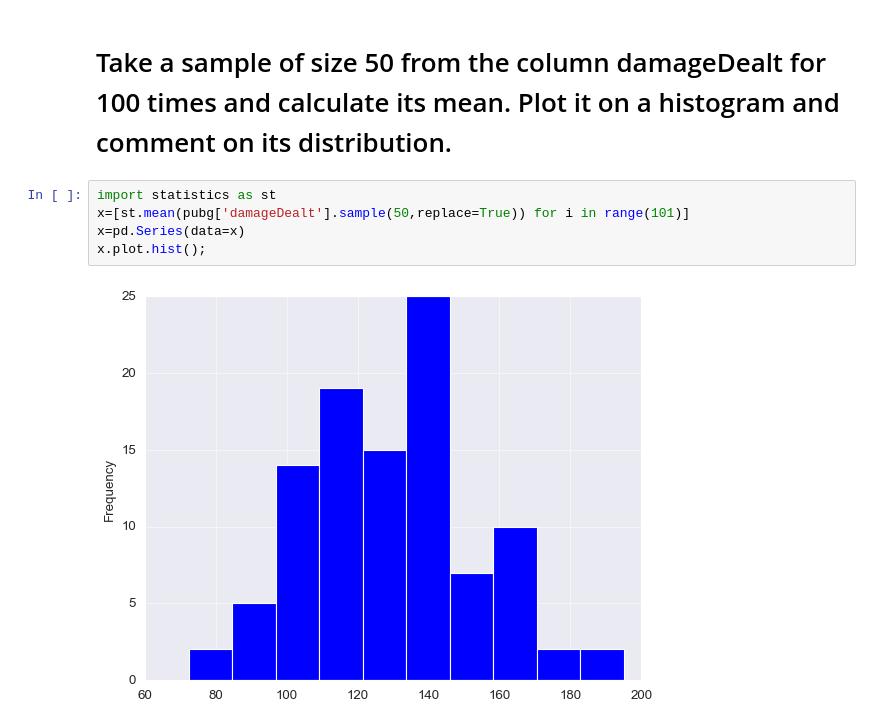
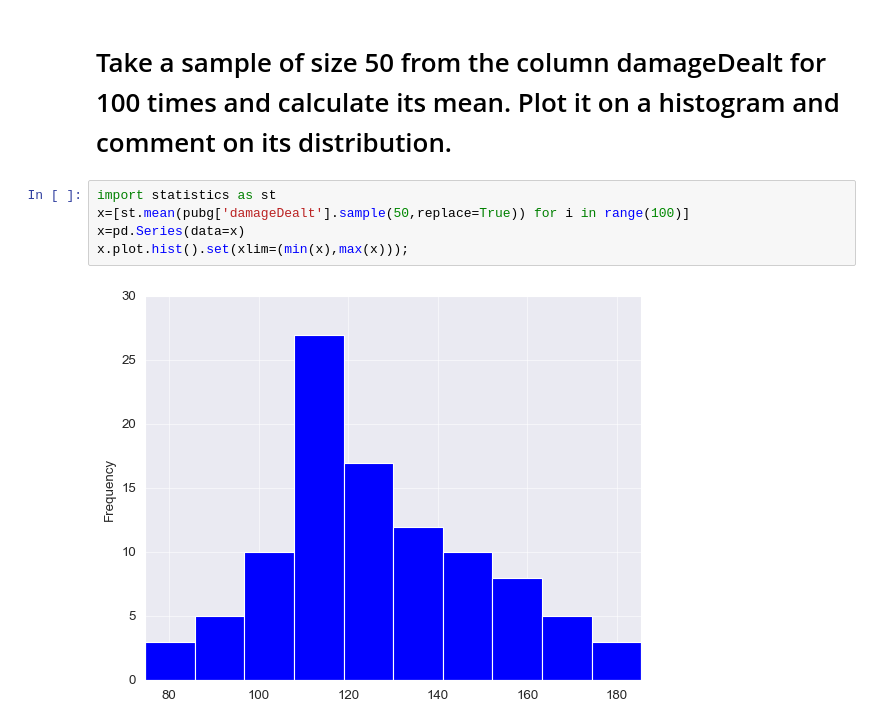
Before and after one commit to s-rishi/LetsUpgrade-DS-Essentials-, a Jupyter notebook: Assignments/Project/Project PUBG.ipynb, the cells around one changed output. Saved outputs shown, nothing was run; the diff lists cells and outputs as text.

```diff
--- a/Assignments/Project/Project PUBG.ipynb
+++ b/Assignments/Project/Project PUBG.ipynb
@@ -312,8 +319,8 @@ Rounded values to 2 decimals
 # Take a sample of size 50 from the column damageDealt for 100 times and calculate its mean. Plot it on a histogram and comment on its distribution.
 # %%
 import statistics as st
-x=[st.mean(pubg['damageDealt'].sample(50,replace=True)) for i in range(101)]
+x=[st.mean(pubg['damageDealt'].sample(50,replace=True)) for i in range(100)]
 x=pd.Series(data=x)
-x.plot.hist();
+x.plot.hist().set(xlim=(min(x),max(x)));
 # %% [output]
-[figure, old version]
+[figure, new version]
```
Also changed, not shown: parts of 2 cells of this notebook.
